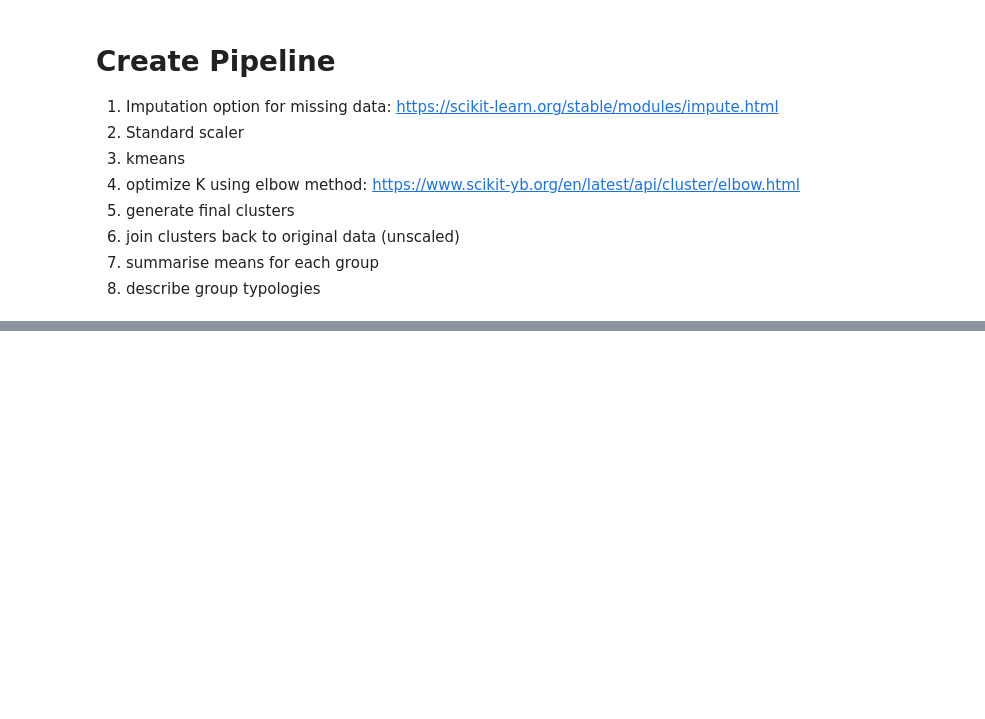
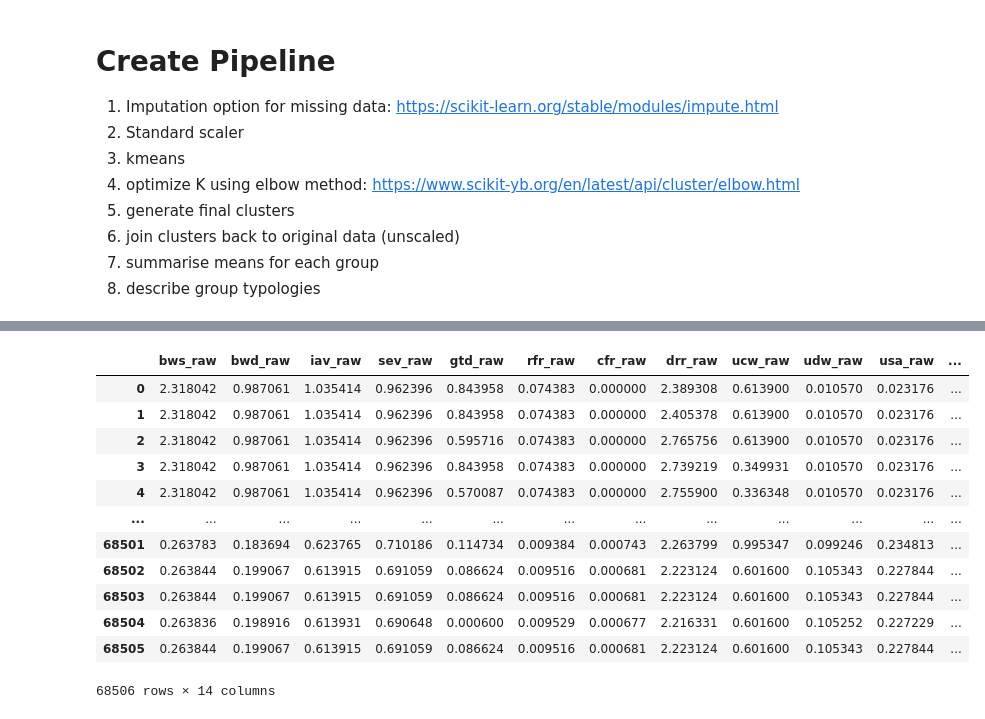
Before and after one commit to jmlasalle/water-risk-classification, a Jupyter notebook: Modeling.ipynb, the cells around one changed output, grey strips where cells are left out. Saved outputs shown, nothing was run; the diff lists cells and outputs as text; code cells hidden in the pictures; blank space fills up the shorter version.

```diff
--- a/Modeling.ipynb
+++ b/Modeling.ipynb
@@ -69,0 +90,3 @@ kmeans = KMeans(n_clusters=5)
+# %%
+imputed_DF = pd.DataFrame(fill_NA.fit_transform(data_nostring))
+imputed_DF.head(1)
@@ -69,0 +100,3 @@ kmeans = KMeans(n_clusters=5)
+# %%
+col_names = list(data_nostring.columns)
+col_names
@@ -69,0 +118,17 @@ kmeans = KMeans(n_clusters=5)
+# %%
+imputed_DF.columns = col_names
+imputed_DF
+# %% [output]
+|  | bws_raw | bwd_raw | iav_raw | sev_raw | gtd_raw | rfr_raw | cfr_raw | drr_raw | ucw_raw | udw_raw | usa_raw | ... |
+| 0 | 2.318042 | 0.987061 | 1.035414 | 0.962396 | 0.843958 | 0.074383 | 0.000000 | 2.389308 | 0.613900 | 0.010570 | 0.023176 | ... |
+| 1 | 2.318042 | 0.987061 | 1.035414 | 0.962396 | 0.843958 | 0.074383 | 0.000000 | 2.405378 | 0.613900 | 0.010570 | 0.023176 | ... |
+| 2 | 2.318042 | 0.987061 | 1.035414 | 0.962396 | 0.595716 | 0.074383 | 0.000000 | 2.765756 | 0.613900 | 0.010570 | 0.023176 | ... |
+| 3 | 2.318042 | 0.987061 | 1.035414 | 0.962396 | 0.843958 | 0.074383 | 0.000000 | 2.739219 | 0.349931 | 0.010570 | 0.023176 | ... |
+| 4 | 2.318042 | 0.987061 | 1.035414 | 0.962396 | 0.570087 | 0.074383 | 0.000000 | 2.755900 | 0.336348 | 0.010570 | 0.023176 | ... |
+| ... | ... | ... | ... | ... | ... | ... | ... | ... | ... | ... | ... | ... |
+| 68501 | 0.263783 | 0.183694 | 0.623765 | 0.710186 | 0.114734 | 0.009384 | 0.000743 | 2.263799 | 0.995347 | 0.099246 | 0.234813 | ... |
+| 68502 | 0.263844 | 0.199067 | 0.613915 | 0.691059 | 0.086624 | 0.009516 | 0.000681 | 2.223124 | 0.601600 | 0.105343 | 0.227844 | ... |
+| 68503 | 0.263844 | 0.199067 | 0.613915 | 0.691059 | 0.086624 | 0.009516 | 0.000681 | 2.223124 | 0.601600 | 0.105343 | 0.227844 | ... |
+| 68504 | 0.263836 | 0.198916 | 0.613931 | 0.690648 | 0.000600 | 0.009529 | 0.000677 | 2.216331 | 0.601600 | 0.105252 | 0.227229 | ... |
+| 68505 | 0.263844 | 0.199067 | 0.613915 | 0.691059 | 0.086624 | 0.009516 | 0.000681 | 2.223124 | 0.601600 | 0.105343 | 0.227844 | ... |
+68506 rows × 14 columns
```
Also changed, not shown: parts of 25 cells of this notebook.
